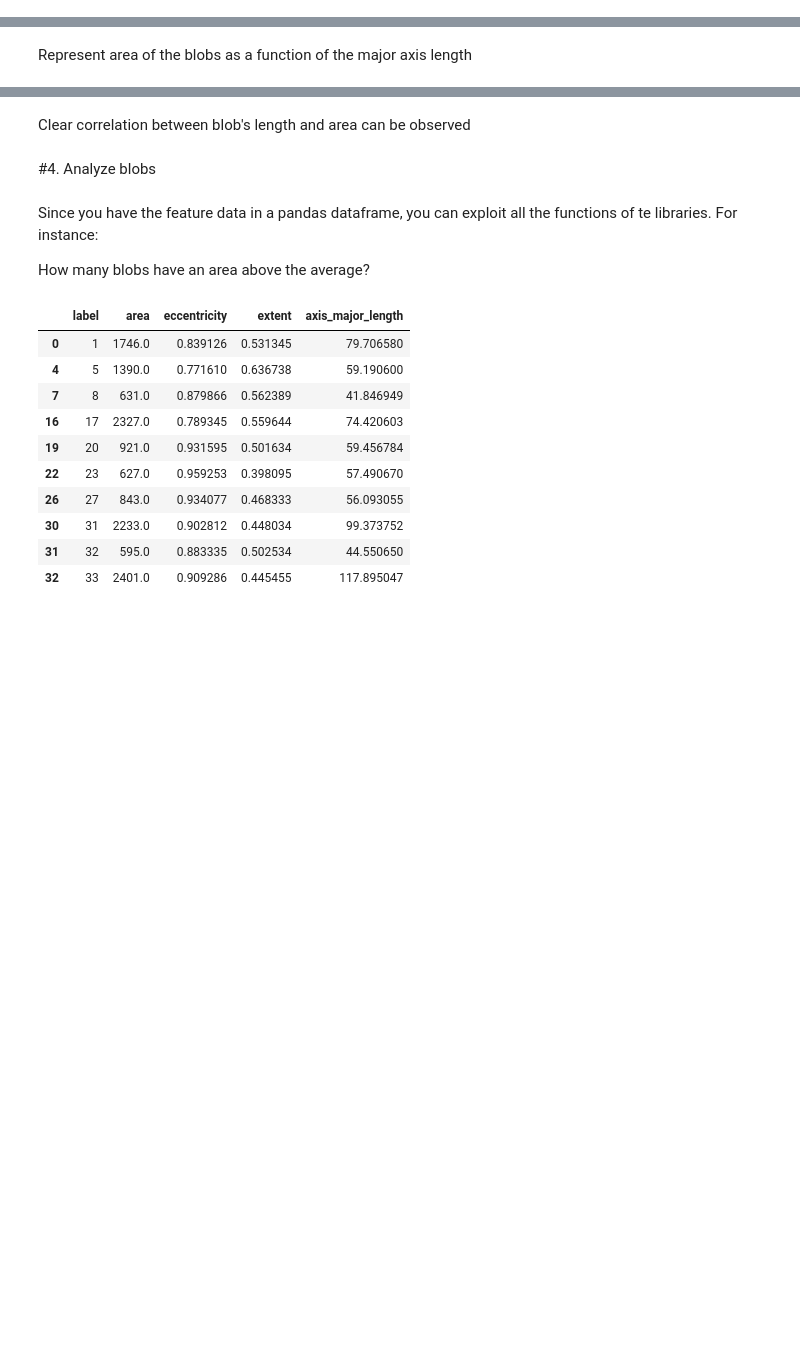
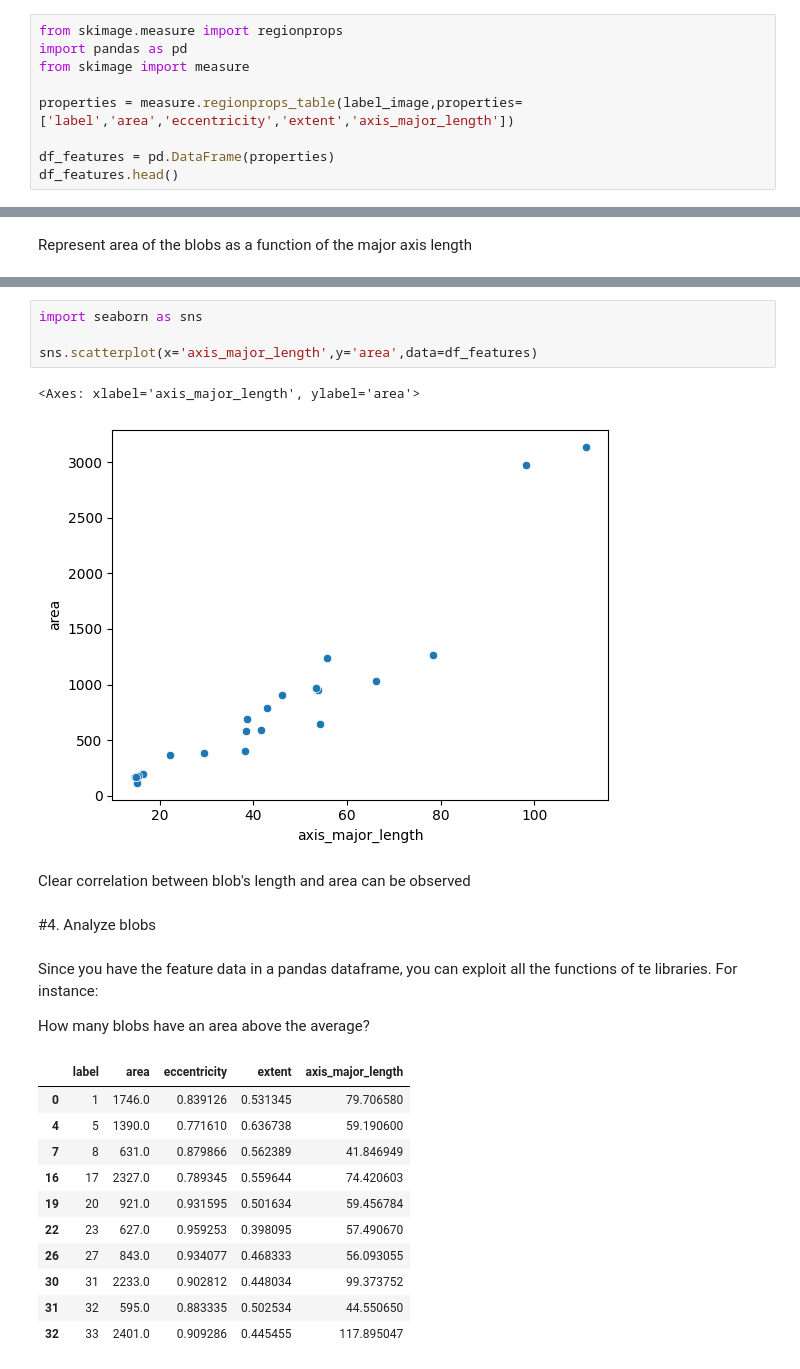
Before and after one commit to Mahsa-Goudarzi/ComputerVision, a Jupyter notebook: M3_Image Classification/Exercise4.ipynb, the cells around one changed output, grey strips where cells are left out. Saved outputs shown, nothing was run; the diff lists cells and outputs as text; blank space fills up the shorter version.

```diff
--- a/M3_Image Classification/Exercise4.ipynb
+++ b/M3_Image Classification/Exercise4.ipynb
@@ -79,0 +72,9 @@ Function documentation with a list of available attributes can be found at https
+# %%
+from skimage.measure import regionprops
+import pandas as pd
+from skimage import measure
+
+properties = measure.regionprops_table(label_image,properties=['label','area','eccentricity','extent','axis_major_length'])
+
+df_features = pd.DataFrame(properties)
+df_features.head()
@@ -86,3 +90,10 @@ Represent area of the blobs as a function of the major axis length
+# %%
+import seaborn as sns
+
+sns.scatterplot(x='axis_major_length',y='area',data=df_features)
+# %% [output]
+<Axes: xlabel='axis_major_length', ylabel='area'>
+[figure, added]
 # %% [markdown]
 Clear correlation between blob's length and area can be observed
 # %% [markdown]
```
Also changed, not shown: parts of 3 cells of this notebook.
